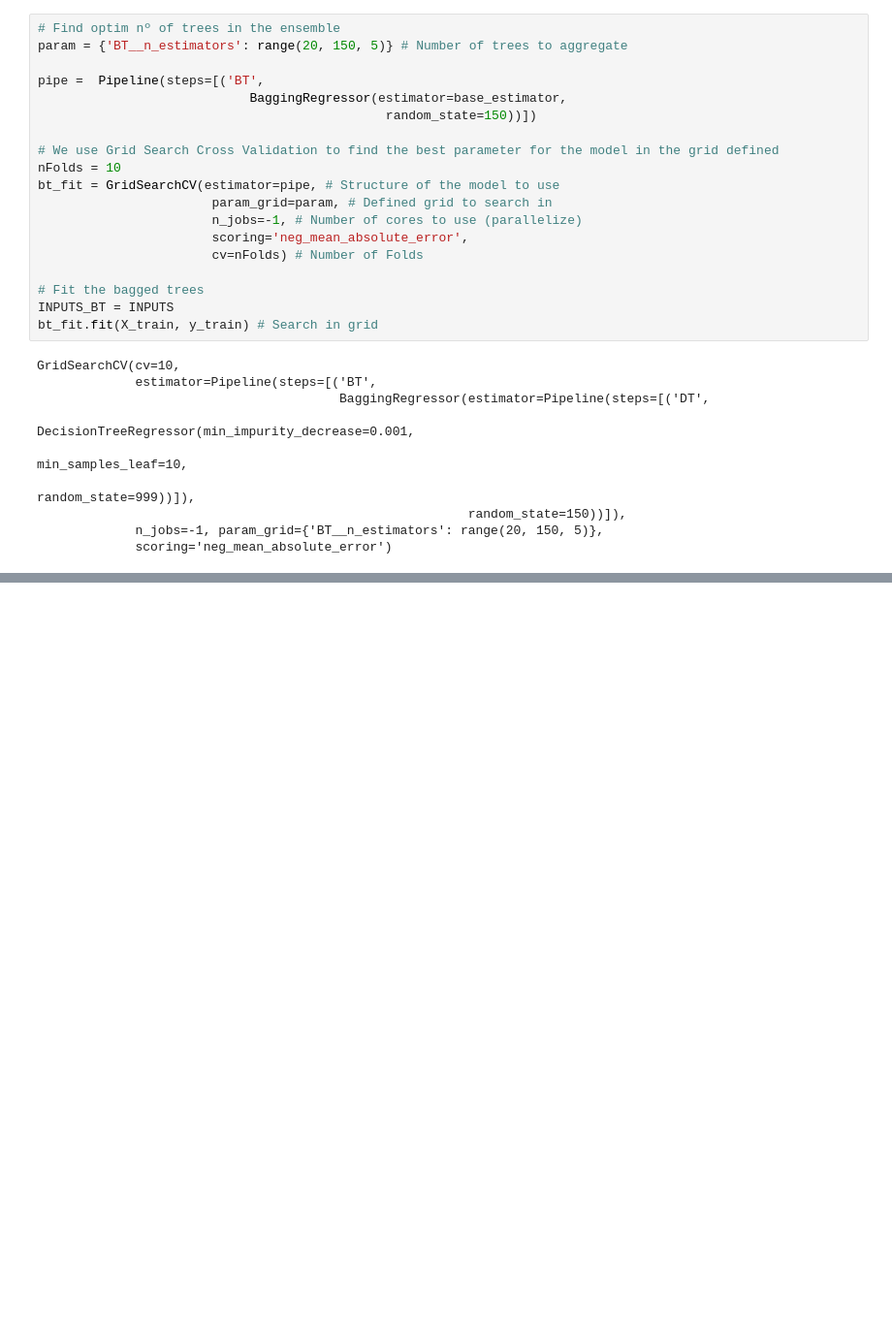
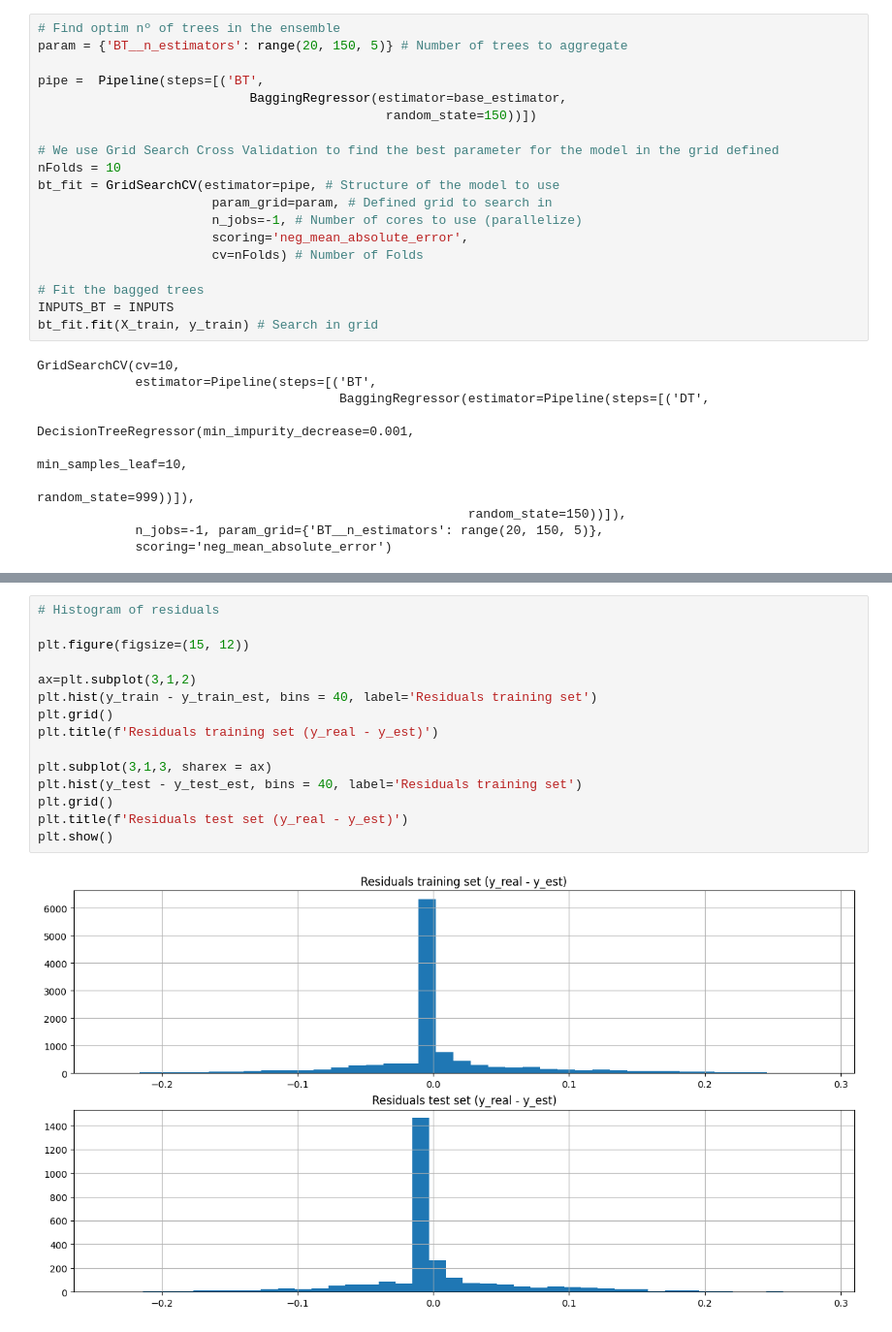
Before and after one commit to MARIABELENSB/Assessment1_MLII, a Jupyter notebook: src/3.1.Bagging.ipynb, the cells around one changed output, grey strips where cells are left out. Shown at 97% size. Saved outputs shown, nothing was run; the diff lists cells and outputs as text; blank space fills up the shorter version.

```diff
--- a/src/3.1.Bagging.ipynb
+++ b/src/3.1.Bagging.ipynb
@@ -181,0 +236,17 @@ GridSearchCV(cv=10,
+# %%
+# Histogram of residuals
+
+plt.figure(figsize=(15, 12))
+
+ax=plt.subplot(3,1,2)
+plt.hist(y_train - y_train_est, bins = 40, label='Residuals training set')
+plt.grid()
+plt.title(f'Residuals training set (y_real - y_est)')
+
+plt.subplot(3,1,3, sharex = ax)
+plt.hist(y_test - y_test_est, bins = 40, label='Residuals training set')
+plt.grid()
+plt.title(f'Residuals test set (y_real - y_est)')
+plt.show()
+# %% [output]
+[figure, added]
```
Also changed, not shown: parts of 10 cells of this notebook.
